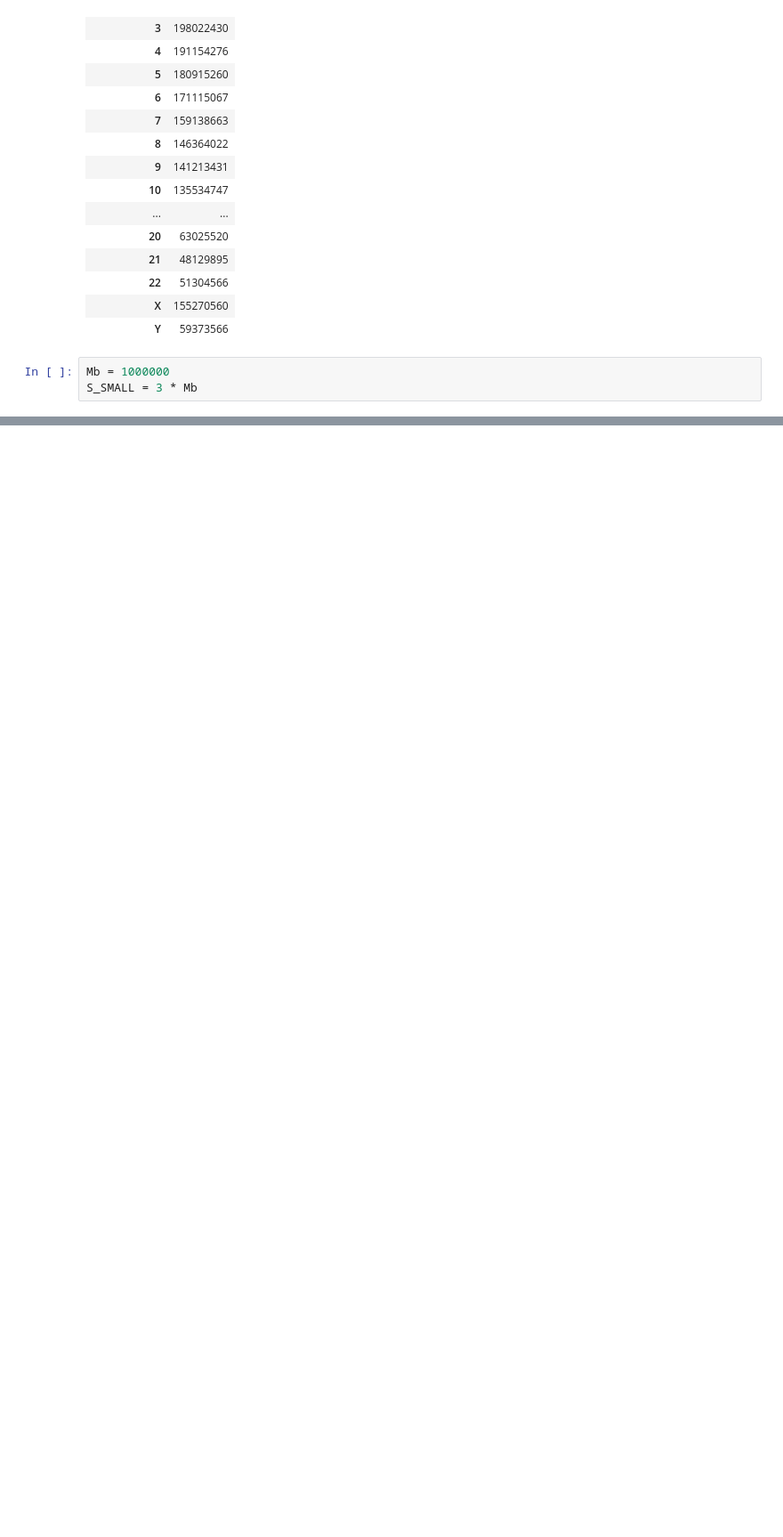
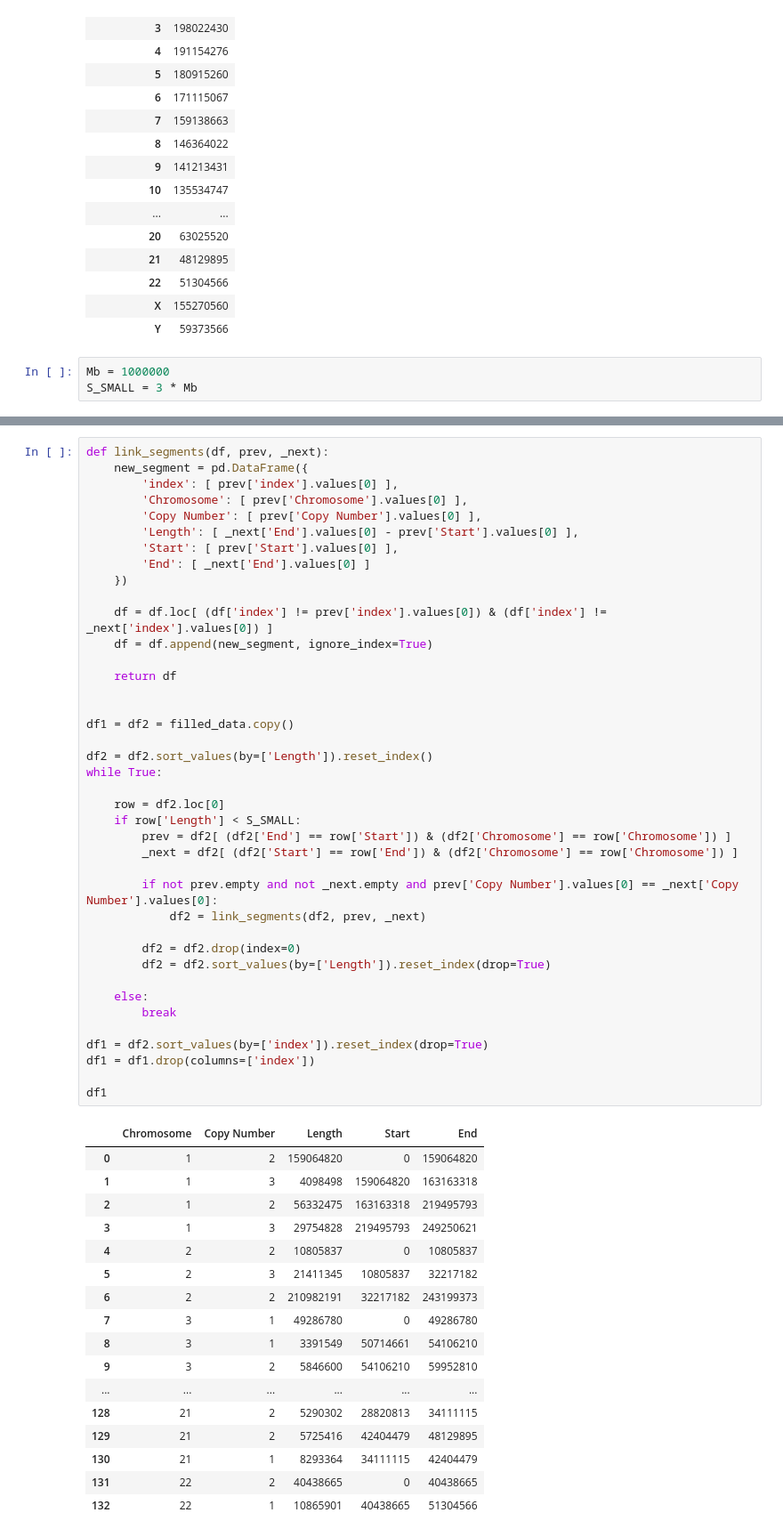
Before and after one commit to martinbudinsky3/BP-tumor-classifier, a Jupyter notebook: lst.ipynb, the cells around one changed output, grey strips where cells are left out. Shown: that part at 89% size. Drawn from its saved outputs; the diff is of its cells as text; blank space fills up the shorter version.

```diff
--- a/lst.ipynb
+++ b/lst.ipynb
@@ -167,0 +186,58 @@ def lst():
+# %%
+def link_segments(df, prev, _next):
+    new_segment = pd.DataFrame({
+        'index': [ prev['index'].values[0] ],
+        'Chromosome': [ prev['Chromosome'].values[0] ],
+        'Copy Number': [ prev['Copy Number'].values[0] ],
+        'Length': [ _next['End'].values[0] - prev['Start'].values[0] ],
+        'Start': [ prev['Start'].values[0] ],
+        'End': [ _next['End'].values[0] ]
+    })
+
+    df = df.loc[ (df['index'] != prev['index'].values[0]) & (df['index'] != _next['index'].values[0]) ]
+    df = df.append(new_segment, ignore_index=True)
+
+    return df
+
+
+df1 = df2 = filled_data.copy()
+
+df2 = df2.sort_values(by=['Length']).reset_index()
+while True:
+
+    row = df2.loc[0]
+    if row['Length'] < S_SMALL:
+        prev = df2[ (df2['End'] == row['Start']) & (df2['Chromosome'] == row['Chromosome']) ]
+        _next = df2[ (df2['Start'] == row['End']) & (df2['Chromosome'] == row['Chromosome']) ]
+
+        if not prev.empty and not _next.empty and prev['Copy Number'].values[0] == _next['Copy Number'].values[0]:
+            df2 = link_segments(df2, prev, _next)
+
+        df2 = df2.drop(index=0)
+        df2 = df2.sort_values(by=['Length']).reset_index(drop=True)
+
+    else:
+        break
+
+df1 = df2.sort_values(by=['index']).reset_index(drop=True)
+df1 = df1.drop(columns=['index'])
+
+df1
+# %% [output]
+|  | Chromosome | Copy Number | Length | Start | End |
+| 0 | 1 | 2 | 159064820 | 0 | 159064820 |
+| 1 | 1 | 3 | 4098498 | 159064820 | 163163318 |
+| 2 | 1 | 2 | 56332475 | 163163318 | 219495793 |
+| 3 | 1 | 3 | 29754828 | 219495793 | 249250621 |
+| 4 | 2 | 2 | 10805837 | 0 | 10805837 |
+| 5 | 2 | 3 | 21411345 | 10805837 | 32217182 |
+| 6 | 2 | 2 | 210982191 | 32217182 | 243199373 |
+| 7 | 3 | 1 | 49286780 | 0 | 49286780 |
+| 8 | 3 | 1 | 3391549 | 50714661 | 54106210 |
+| 9 | 3 | 2 | 5846600 | 54106210 | 59952810 |
+| ... | ... | ... | ... | ... | ... |
+| 128 | 21 | 2 | 5290302 | 28820813 | 34111115 |
+| 129 | 21 | 2 | 5725416 | 42404479 | 48129895 |
+| 130 | 21 | 1 | 8293364 | 34111115 | 42404479 |
+| 131 | 22 | 2 | 40438665 | 0 | 40438665 |
+| 132 | 22 | 1 | 10865901 | 40438665 | 51304566 |
```
Also changed, not shown: parts of 9 cells of this notebook, 3 other files.
